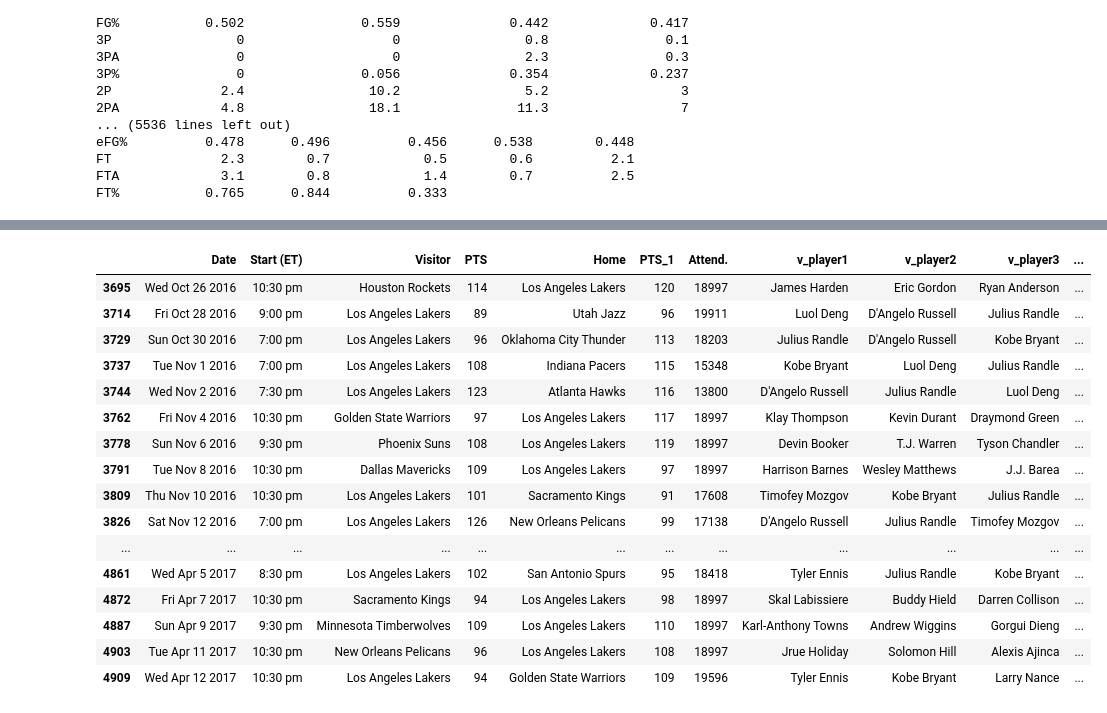
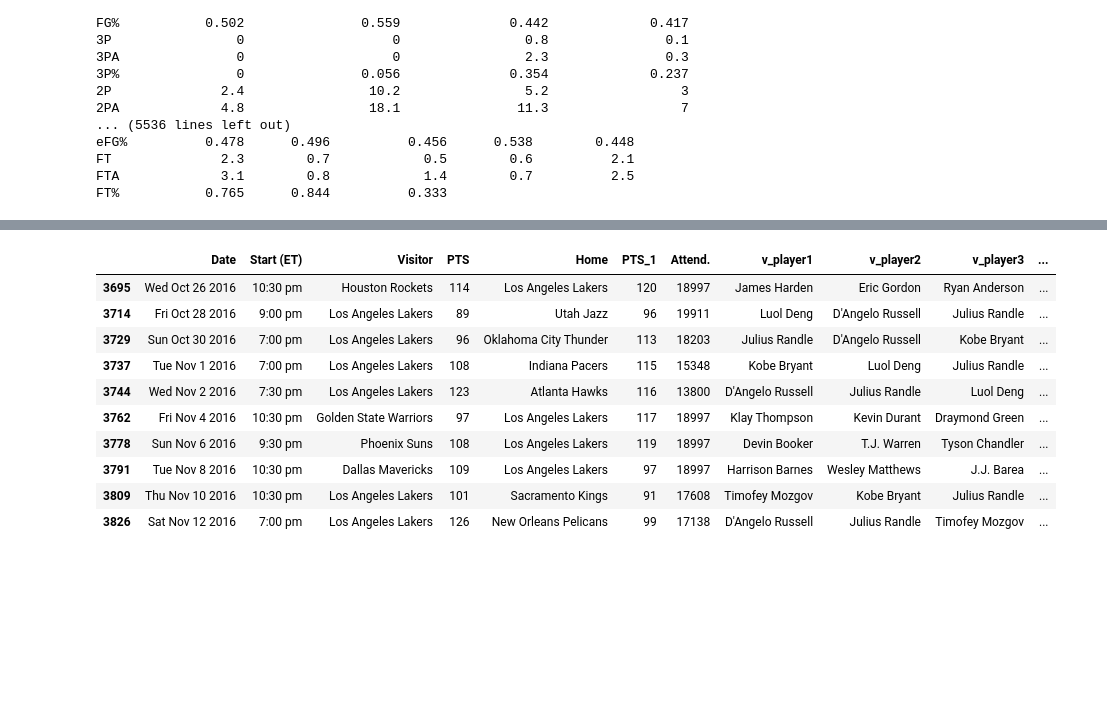
Before and after one commit to cis-519-team/project, a Jupyter notebook: topics.ipynb, the cells around one changed output, grey strips where cells are left out. Drawn from its saved outputs; the diff is of its cells as text; code cells hidden in the pictures; blank space fills up the shorter version.

```diff
--- a/topics.ipynb
+++ b/topics.ipynb
@@ -231,24 +242,18 @@ Lakers could get 41 wins, 41 losts with Kobe Bryant starting 78 games in 2016-20
 While they actually got 26 wins, 56 losts in that season
 # %%
-LA_2016
+LA_2016.head(10)
 # %% [output]
 |  | Date | Start (ET) | Visitor | PTS | Home | PTS_1 | Attend. | v_player1 | v_player2 | v_player3 | ... |
 | 3695 | Wed Oct 26 2016 | 10:30 pm | Houston Rockets | 114 | Los Angeles Lakers | 120 | 18997 | James Harden | Eric Gordon | Ryan Anderson | ... |
 | 3714 | Fri Oct 28 2016 | 9:00 pm | Los Angeles Lakers | 89 | Utah Jazz | 96 | 19911 | Luol Deng | D'Angelo Russell | Julius Randle | ... |
 | 3729 | Sun Oct 30 2016 | 7:00 pm | Los Angeles Lakers | 96 | Oklahoma City Thunder | 113 | 18203 | Julius Randle | D'Angelo Russell | Kobe Bryant | ... |
 | 3737 | Tue Nov 1 2016 | 7:00 pm | Los Angeles Lakers | 108 | Indiana Pacers | 115 | 15348 | Kobe Bryant | Luol Deng | Julius Randle | ... |
 | 3744 | Wed Nov 2 2016 | 7:30 pm | Los Angeles Lakers | 123 | Atlanta Hawks | 116 | 13800 | D'Angelo Russell | Julius Randle | Luol Deng | ... |
 | 3762 | Fri Nov 4 2016 | 10:30 pm | Golden State Warriors | 97 | Los Angeles Lakers | 117 | 18997 | Klay Thompson | Kevin Durant | Draymond Green | ... |
 | 3778 | Sun Nov 6 2016 | 9:30 pm | Phoenix Suns | 108 | Los Angeles Lakers | 119 | 18997 | Devin Booker | T.J. Warren | Tyson Chandler | ... |
 | 3791 | Tue Nov 8 2016 | 10:30 pm | Dallas Mavericks | 109 | Los Angeles Lakers | 97 | 18997 | Harrison Barnes | Wesley Matthews | J.J. Barea | ... |
 | 3809 | Thu Nov 10 2016 | 10:30 pm | Los Angeles Lakers | 101 | Sacramento Kings | 91 | 17608 | Timofey Mozgov | Kobe Bryant | Julius Randle | ... |
 | 3826 | Sat Nov 12 2016 | 7:00 pm | Los Angeles Lakers | 126 | New Orleans Pelicans | 99 | 17138 | D'Angelo Russell | Julius Randle | Timofey Mozgov | ... |
-| ... | ... | ... | ... | ... | ... | ... | ... | ... | ... | ... | ... |
-| 4861 | Wed Apr 5 2017 | 8:30 pm | Los Angeles Lakers | 102 | San Antonio Spurs | 95 | 18418 | Tyler Ennis | Julius Randle | Kobe Bryant | ... |
-| 4872 | Fri Apr 7 2017 | 10:30 pm | Sacramento Kings | 94 | Los Angeles Lakers | 98 | 18997 | Skal Labissiere | Buddy Hield | Darren Collison | ... |
-| 4887 | Sun Apr 9 2017 | 9:30 pm | Minnesota Timberwolves | 109 | Los Angeles Lakers | 110 | 18997 | Karl-Anthony Towns | Andrew Wiggins | Gorgui Dieng | ... |
-| 4903 | Tue Apr 11 2017 | 10:30 pm | New Orleans Pelicans | 96 | Los Angeles Lakers | 108 | 18997 | Jrue Holiday | Solomon Hill | Alexis Ajinca | ... |
-| 4909 | Wed Apr 12 2017 | 10:30 pm | Los Angeles Lakers | 94 | Golden State Warriors | 109 | 19596 | Tyler Ennis | Kobe Bryant | Larry Nance | ... |
 # %%
 #2017-2018 season
 LA_2017=data[(data.Home=='Los Angeles Lakers') | (data.Visitor=='Los Angeles Lakers')][328:410]
```
Also changed, not shown: parts of 7 cells of this notebook.
